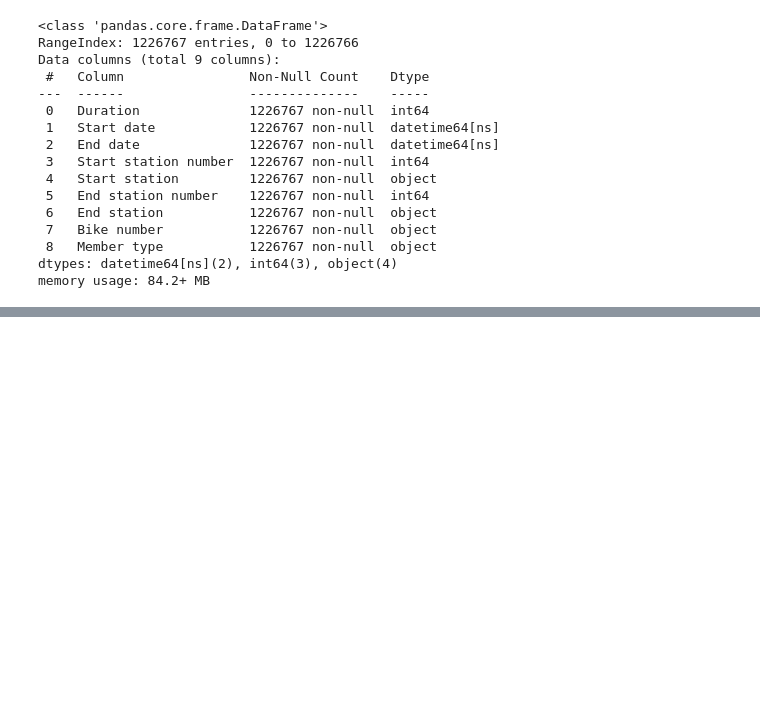
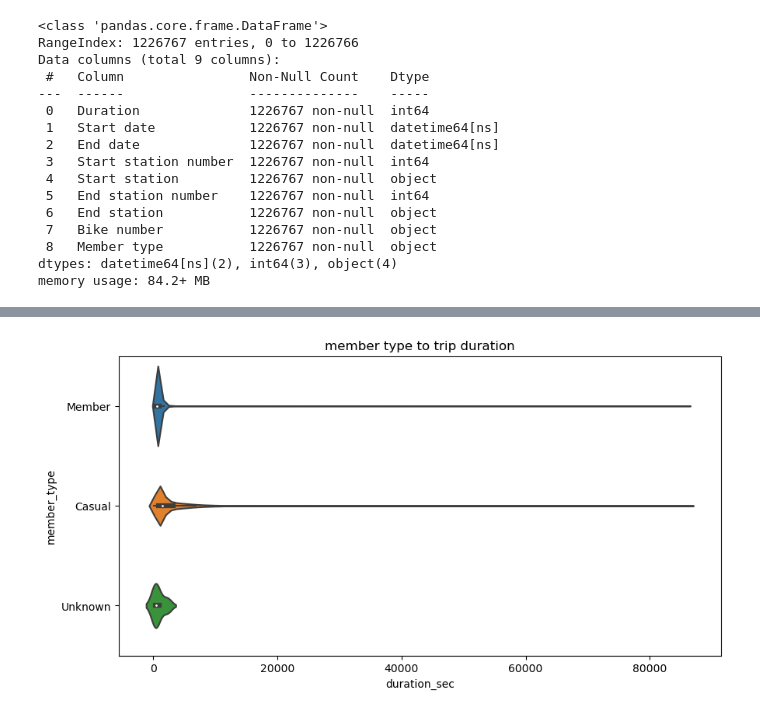
Before and after one commit to cdb8675309/Project3_Sprint-2, a Jupyter notebook: P3_S2.ipynb, the cells around one changed output, grey strips where cells are left out. Saved outputs shown, nothing was run; the diff lists cells and outputs as text; code cells hidden in the pictures; blank space fills up the shorter version.

```diff
--- a/P3_S2.ipynb
+++ b/P3_S2.ipynb
@@ -94,0 +139,10 @@ UFuncTypeError: ufunc 'add' cannot use operands with types dtype('<M8[ns]') and
+# %%
+import matplotlib.pyplot as plt
+import seaborn as sns
+fig,ax = plt.subplots(figsize=(10,5))
+bike_no = td_2011[td_2011['bike_number']=='W00675']
+sns.violinplot(data=td_2011, x='duration_sec', y='member_type')
+ax.set(title="member type to trip duration")
+plt.show()
+# %% [output]
+[figure, added]
```
Also changed, not shown: parts of 14 cells of this notebook.
